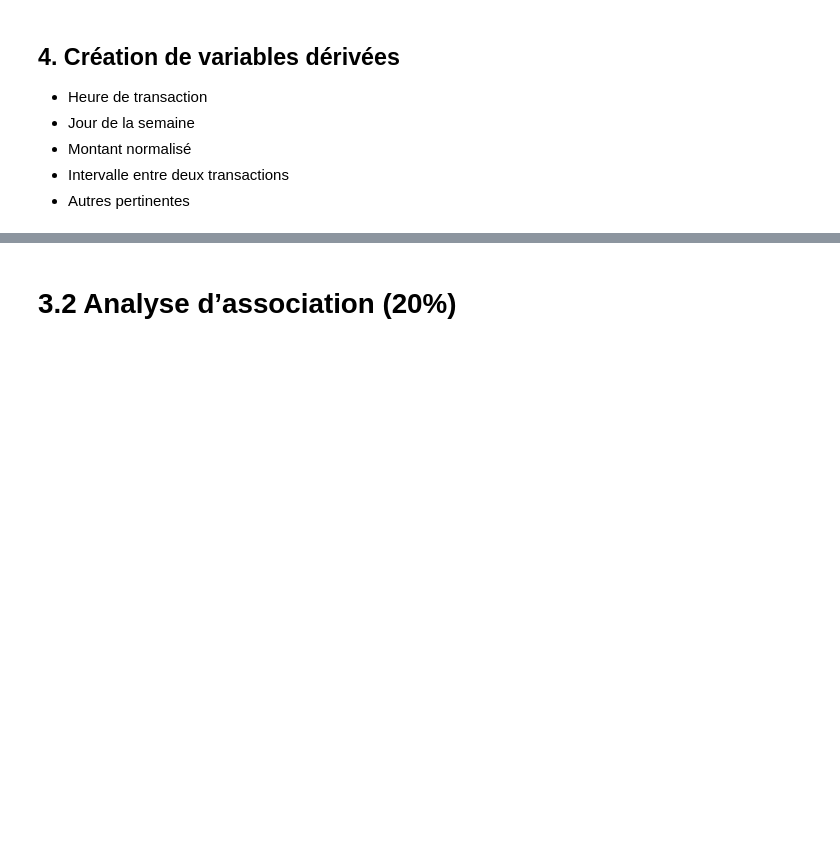
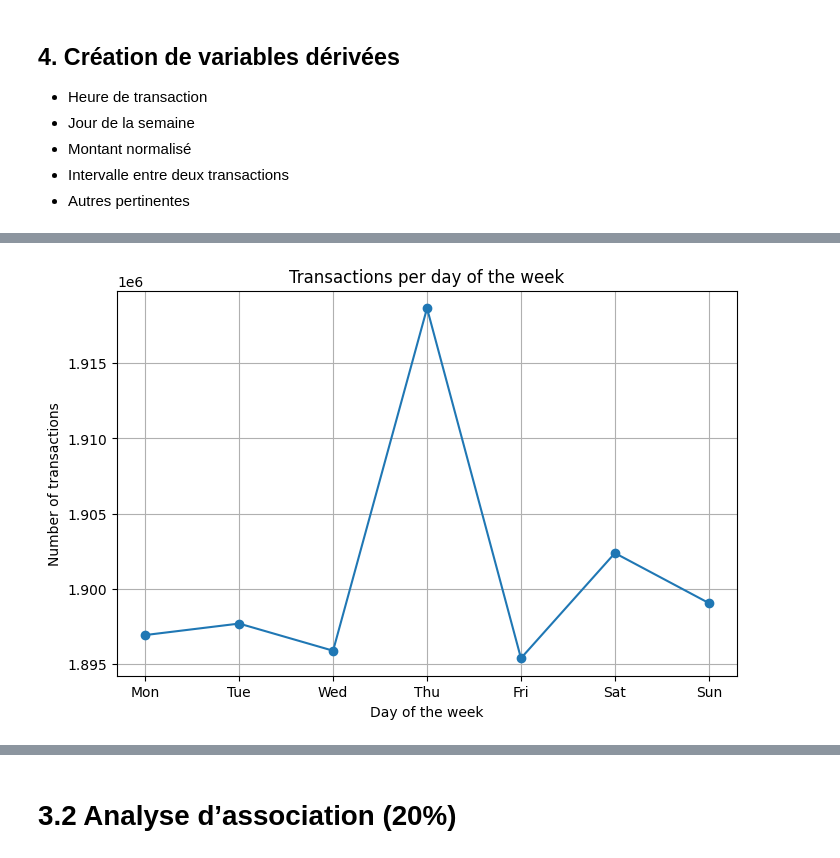
Before and after one commit to AnthonyGlaude/IFT599_TP1, a Jupyter notebook: plan_travail_IFT599_A25_TP1.ipynb, the cells around one changed output, grey strips where cells are left out. Cells and saved outputs as stored; diff of their text form; code cells hidden in the pictures; blank space fills up the shorter version.

```diff
--- a/plan_travail_IFT599_A25_TP1.ipynb
+++ b/plan_travail_IFT599_A25_TP1.ipynb
@@ -291,0 +340,14 @@ merged_df["time_since_last_txn"] = merged_df.groupby("client_id")["date"].diff()
+# %%
+# Transactions per day of the week
+txns_per_day = merged_df["transaction_day"].value_counts().sort_index()
+
+plt.figure(figsize=(8,5))
+plt.plot(txns_per_day.index, txns_per_day.values, marker="o")
+plt.xticks(txns_per_day.index, ["Mon", "Tue", "Wed", "Thu", "Fri", "Sat", "Sun"])
+plt.title("Transactions per day of the week")
+plt.xlabel("Day of the week")
+plt.ylabel("Number of transactions")
+plt.grid(True)
+plt.show()
+# %% [output]
+[figure, added]
```
Also changed, not shown: parts of 35 cells of this notebook.
